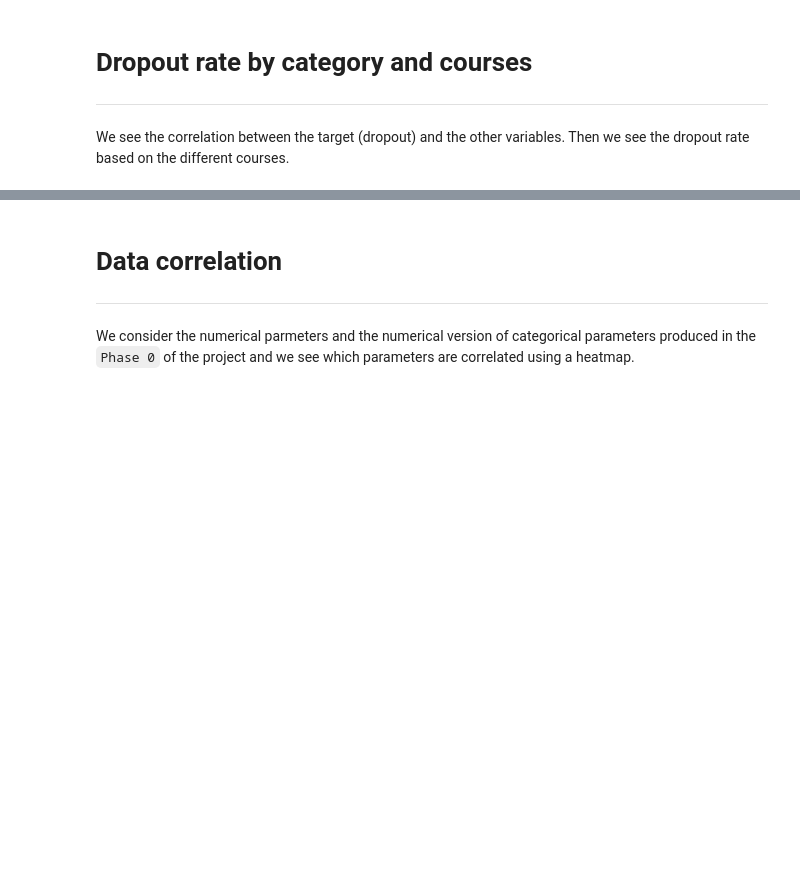
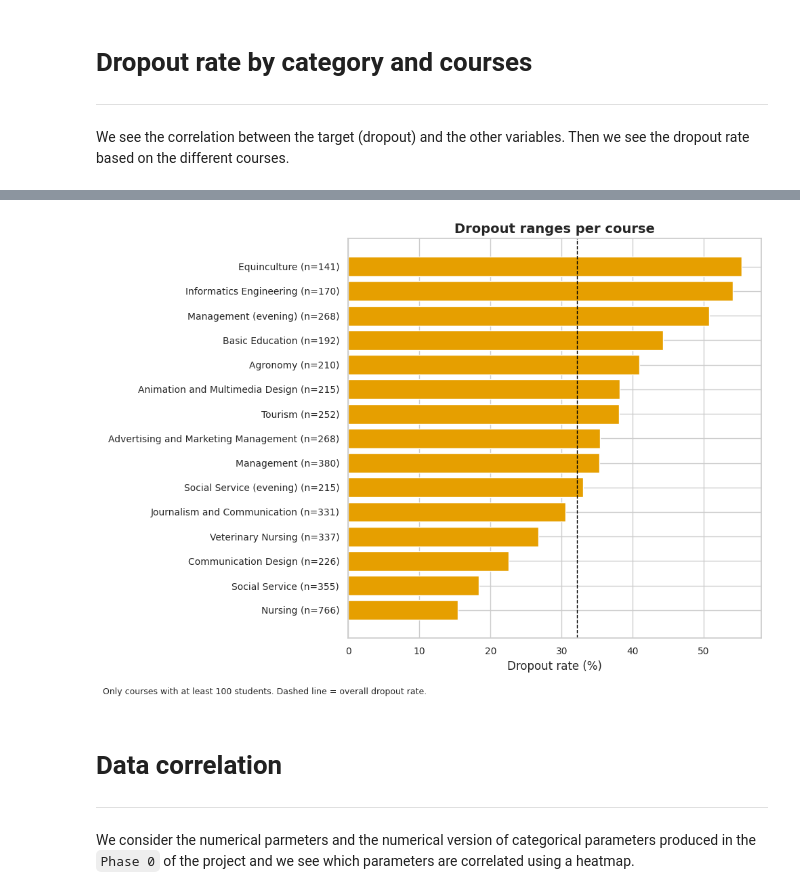
Before and after one commit to Martazzz/dropout_rate_academic_success, a Jupyter notebook: notebooks/01_cleaning_eda.ipynb, the cells around one changed output, grey strips where cells are left out. Drawn from its saved outputs; the diff is of its cells as text; code cells hidden in the pictures; blank space fills up the shorter version.

```diff
--- a/notebooks/01_cleaning_eda.ipynb
+++ b/notebooks/01_cleaning_eda.ipynb
@@ -408,3 +458,20 @@ We see the correlation between the target (dropout) and the other variables. The
+# %%
+course_rate = data.groupby("Course_Name").agg(rate=("Dropout_Binary", "mean"), n=("Dropout_Binary", "size"))
+course_rate = course_rate[course_rate["n"] >= 100].sort_values("rate")
+
+fig, ax = plt.subplots(figsize=(10, 7))
+ax.barh(range(len(course_rate)), course_rate["rate"] * 100, color=DROPOUT_COLOR)
+ax.axvline(overall, color="black", linestyle="--", linewidth=1)
+ax.set_yticks(range(len(course_rate)))
+ax.set_yticklabels([f"{c} (n={n})" for c, n in zip(course_rate.index, course_rate["n"])])
+ax.set_xlabel("Dropout rate (%)")
+ax.set_title("Dropout ranges per course")
+plt.figtext(0.01, -0.02, "Only courses with at least 100 students. Dashed line = overall dropout rate.", fontsize=9)
+plt.tight_layout()
+plt.savefig("figures/eda_dropout_by_course.png", dpi=200, bbox_inches="tight")
+plt.show()
+# %% [output]
+[figure, added]
 # %% [markdown]
 # Data correlation
 ---
```
Also changed, not shown: parts of 5 cells of this notebook.
